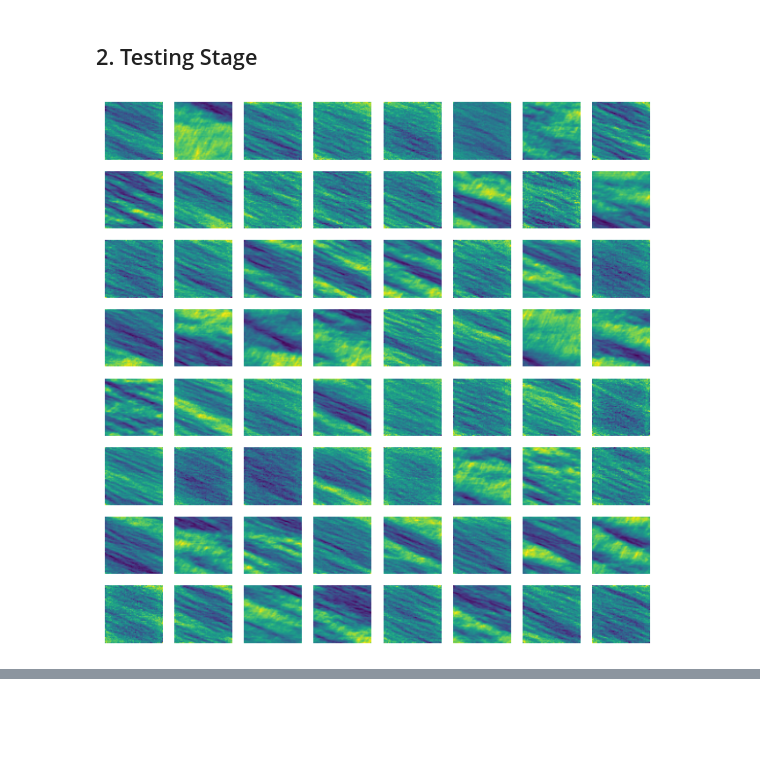
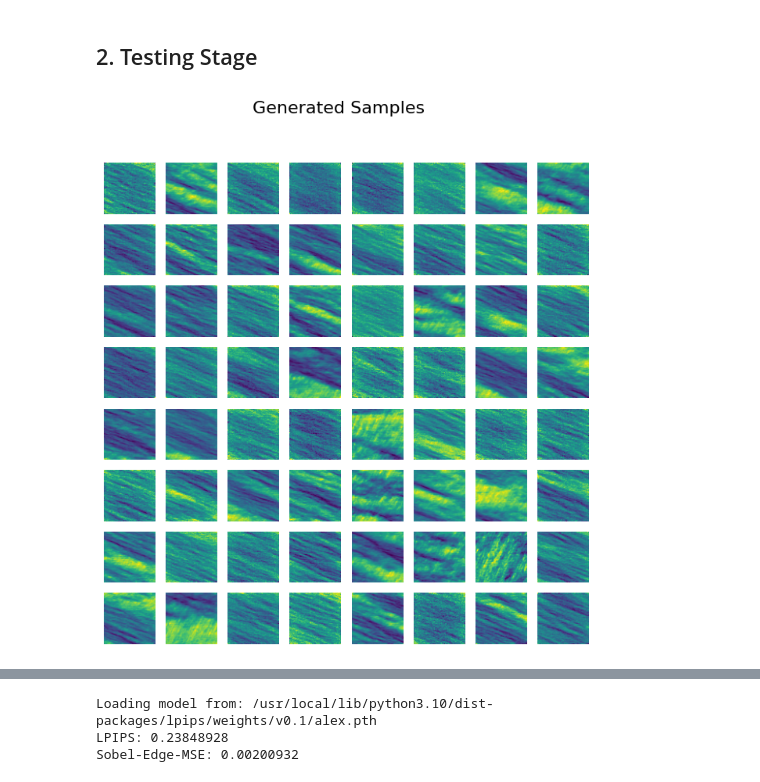
Before and after one commit to benchoi93/DGMinTransportation, a Jupyter notebook: Section4.2_Generating_Highway_Traffic_Speed_Contour/Section4.2.6_Diffusion_DDPM.ipynb, the cells around one changed output, grey strips where cells are left out. Drawn from its saved outputs; the diff is of its cells as text; code cells hidden in the pictures; blank space fills up the shorter version.

Commit message:
updates for evaluation

```diff
--- a/Section4.2_Generating_Highway_Traffic_Speed_Contour/Section4.2.5_Diffusion_DDPM.ipynb
+++ b/Section4.2_Generating_Highway_Traffic_Speed_Contour/Section4.2.6_Diffusion_DDPM.ipynb
@@ -422,17 +448,43 @@ def visualize_ddpm_samples(model, image_size, batch_size, channels, betas, sqrt_
 # %%
 # Can use CPU in the inference, but highly recommended to use GPU
 # device = torch.device("cpu")
 device = torch.device("cuda" if torch.cuda.is_available() else "cpu")
+
+data_path = '../dataset/i24_normalized.pt'
+dataset = torch.load(data_path)
+real_images = dataset[:600].squeeze(1).numpy()
+
+timesteps = 500
+lr = 0.0005
+image_size = 64
+channels = 1
+betas = linear_beta_schedule(timesteps=timesteps).to(device)
+alphas = 1. - betas
+alphas_cumprod = torch.cumprod(alphas, axis=0)
+alphas_cumprod_prev = F.pad(alphas_cumprod[:-1], (1, 0), value=1.0)
+sqrt_recip_alphas = torch.sqrt(1.0 / alphas).to(device)
+sqrt_alphas_cumprod = torch.sqrt(alphas_cumprod).to(device)
+sqrt_one_minus_alphas_cumprod = torch.sqrt(1. - alphas_cumprod).to(device)
+posterior_variance = betas * (1. - alphas_cumprod_prev) / (1. - alphas_cumprod)
 
 model = Unet(dim=image_size, channels=channels, dim_mults=(1, 2, 4,)).to(device)
 model.load_state_dict(torch.load('models/DDPM.pth', map_location=device))
 model.eval()
 
 os.makedirs("img", exist_ok=True)
-visualize_ddpm_samples(model, image_size=image_size, batch_size=64, channels=channels,
-                        betas=betas, sqrt_recip_alphas=sqrt_recip_alphas,
-                        sqrt_one_minus_alphas_cumprod=sqrt_one_minus_alphas_cumprod,
-                        posterior_variance=posterior_variance, timesteps=timesteps,
-                        save_path="img/DDPM_result.png")
+evaluation_results = visualize_ddpm_samples(
+    model,
+    image_size=image_size,
+    channels=channels,
+    betas=betas,
+    sqrt_recip_alphas=sqrt_recip_alphas,
+    sqrt_one_minus_alphas_cumprod=sqrt_one_minus_alphas_cumprod,
+    posterior_variance=posterior_variance,
+    timesteps=timesteps,
+    device=device,
+    save_path="img/DDPM_result.png",
+    model_name="DDPM",
+    real_images=real_images
+)
 # %% [output]
-[figure, old version]
+[figure, new version]
@@ -438,0 +493,3 @@ visualize_ddpm_samples(model, image_size=image_size, batch_size=64, channels=cha
+Loading model from: /usr/local/lib/python3.10/dist-packages/lpips/weights/v0.1/alex.pth
+LPIPS: 0.23848928
+Sobel-Edge-MSE: 0.00200932
```
Also changed, not shown: parts of 3 cells of this notebook, 15 other files.
